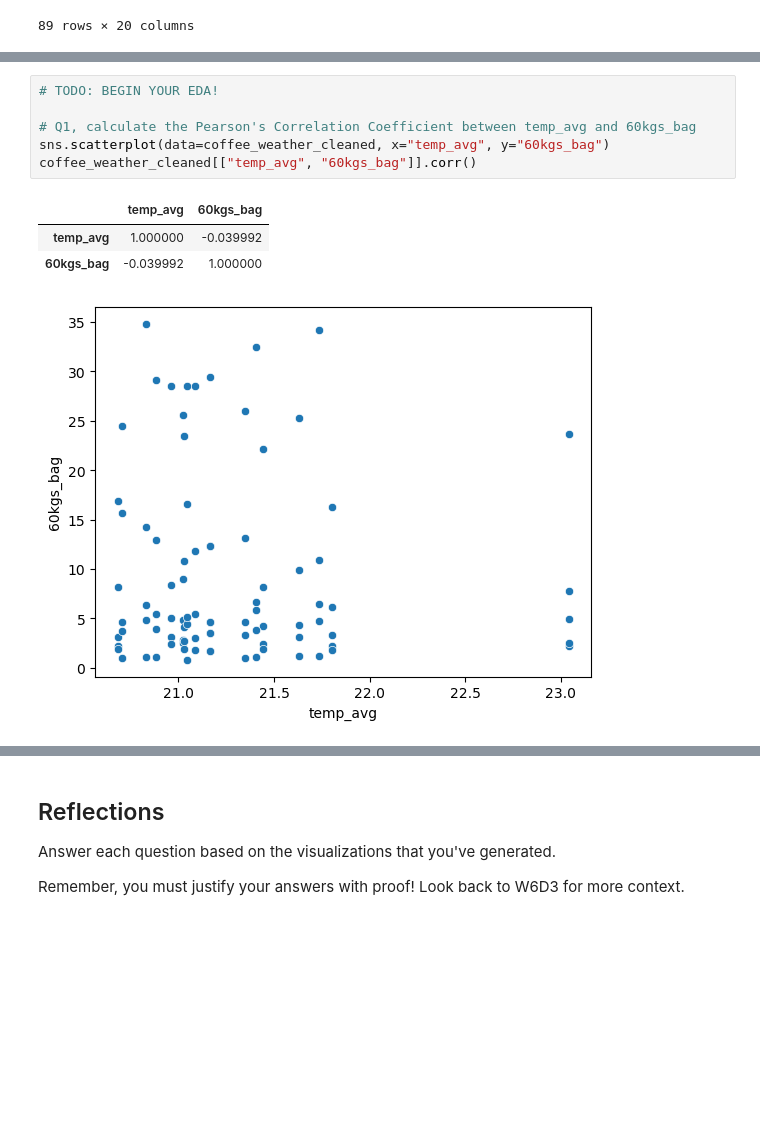
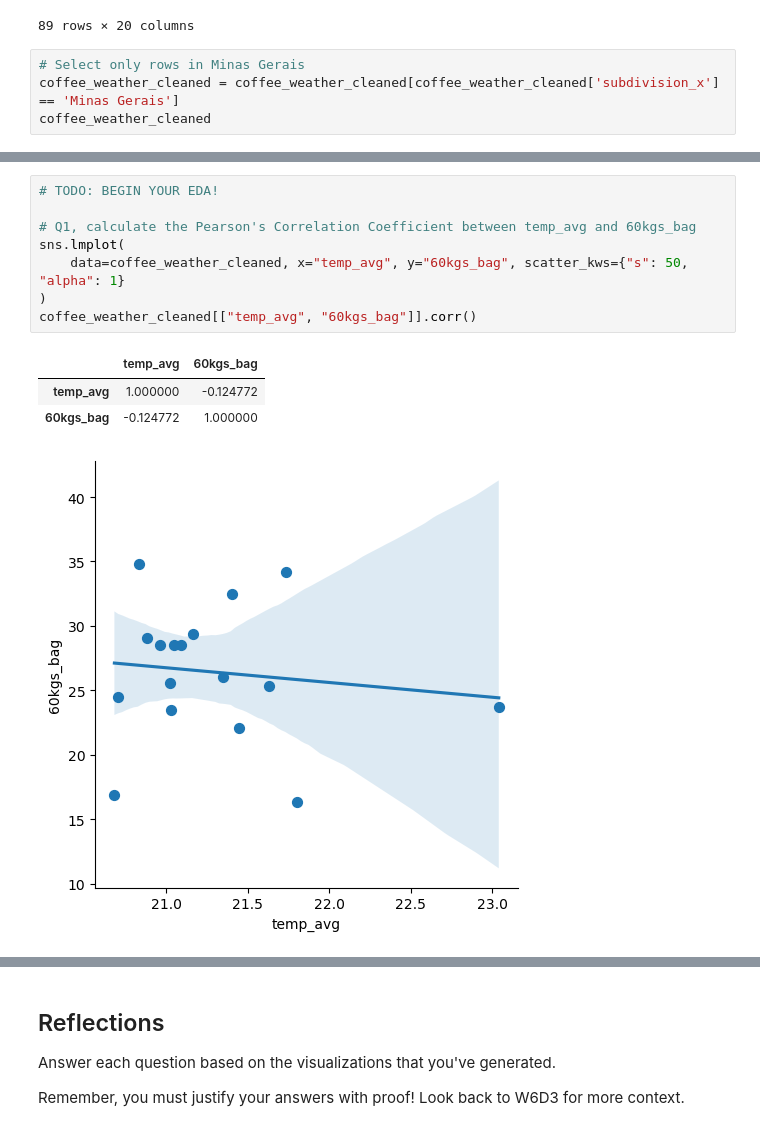
Before and after one commit to vchu22/IF-DS-TLAB3, a Jupyter notebook: notebooks/analysis.ipynb, the cells around one changed output, grey strips where cells are left out. Saved outputs shown, nothing was run; the diff lists cells and outputs as text; blank space fills up the shorter version.

Commit message:
filter data to only include Minas Gerais data and recalculate values, graph regression lines for scatter plots

```diff
--- a/notebooks/analysis.ipynb
+++ b/notebooks/analysis.ipynb
@@ -72,3 +72,7 @@ coffee_weather_cleaned
 | 92 | Brazil | Sao Paulo | Arabica | 5.1 | 2023 | 1510.0 | 6100.0 | ... |
 | 93 | Brazil | Parana | Arabica | 0.8 | 2023 | 1510.0 | 6100.0 | ... |
 89 rows × 20 columns
+# %%
+# Select only rows in Minas Gerais
+coffee_weather_cleaned = coffee_weather_cleaned[coffee_weather_cleaned['subdivision_x'] == 'Minas Gerais']
+coffee_weather_cleaned
@@ -75,13 +98,15 @@ coffee_weather_cleaned
 # %%
 # TODO: BEGIN YOUR EDA!
 
 # Q1, calculate the Pearson's Correlation Coefficient between temp_avg and 60kgs_bag
-sns.scatterplot(data=coffee_weather_cleaned, x="temp_avg", y="60kgs_bag")
+sns.lmplot(
+    data=coffee_weather_cleaned, x="temp_avg", y="60kgs_bag", scatter_kws={"s": 50, "alpha": 1}
+)
 coffee_weather_cleaned[["temp_avg", "60kgs_bag"]].corr()
 # %% [output]
 |  | temp_avg | 60kgs_bag |
-| temp_avg | 1.000000 | -0.039992 |
-| 60kgs_bag | -0.039992 | 1.000000 |
+| temp_avg | 1.000000 | -0.124772 |
+| 60kgs_bag | -0.124772 | 1.000000 |
-[figure, old version]
+[figure, new version]
 # %%
 # Q2, calculate the Pearson's Correlation Coefficient between hum_min and 60kgs_bag
```
Also changed, not shown: parts of 26 cells of this notebook.
